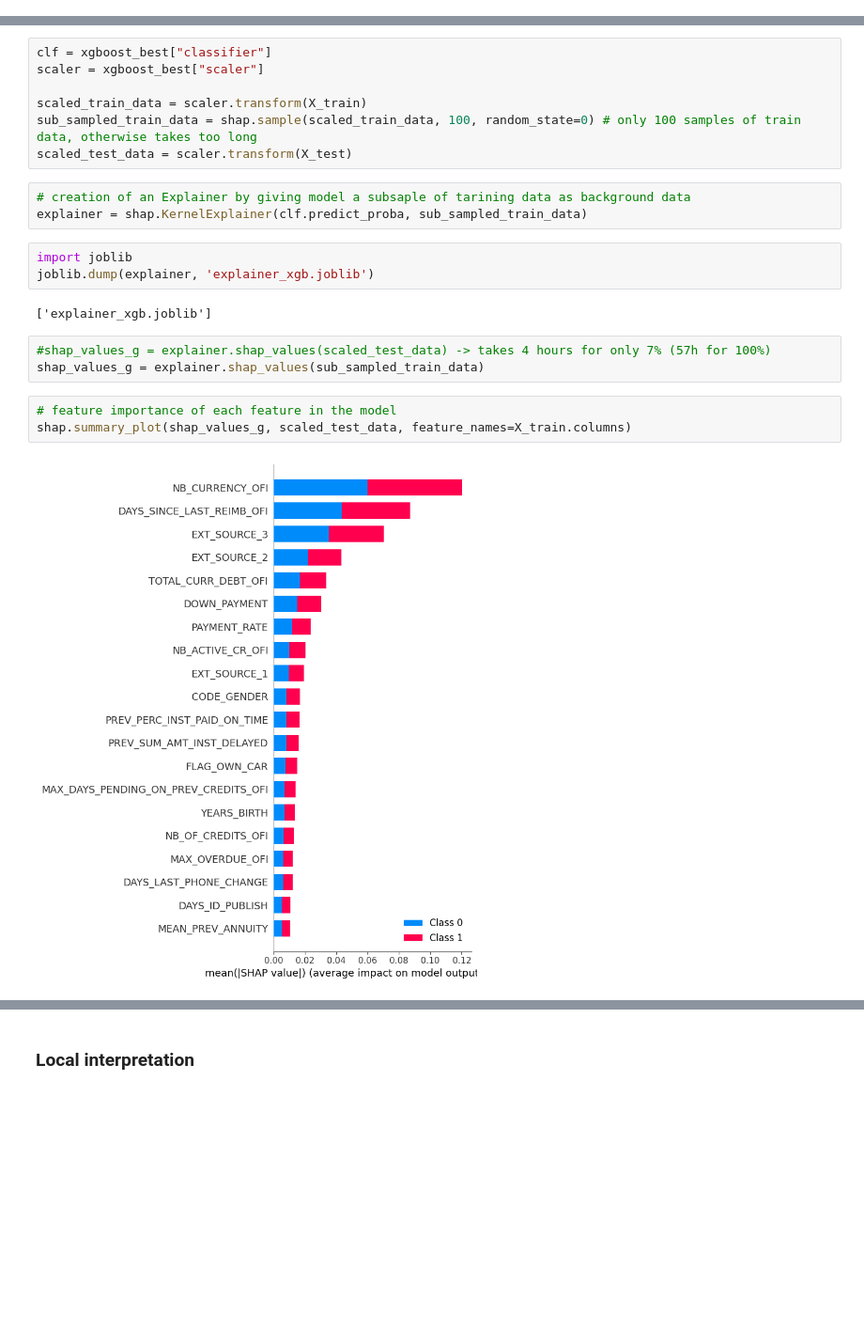
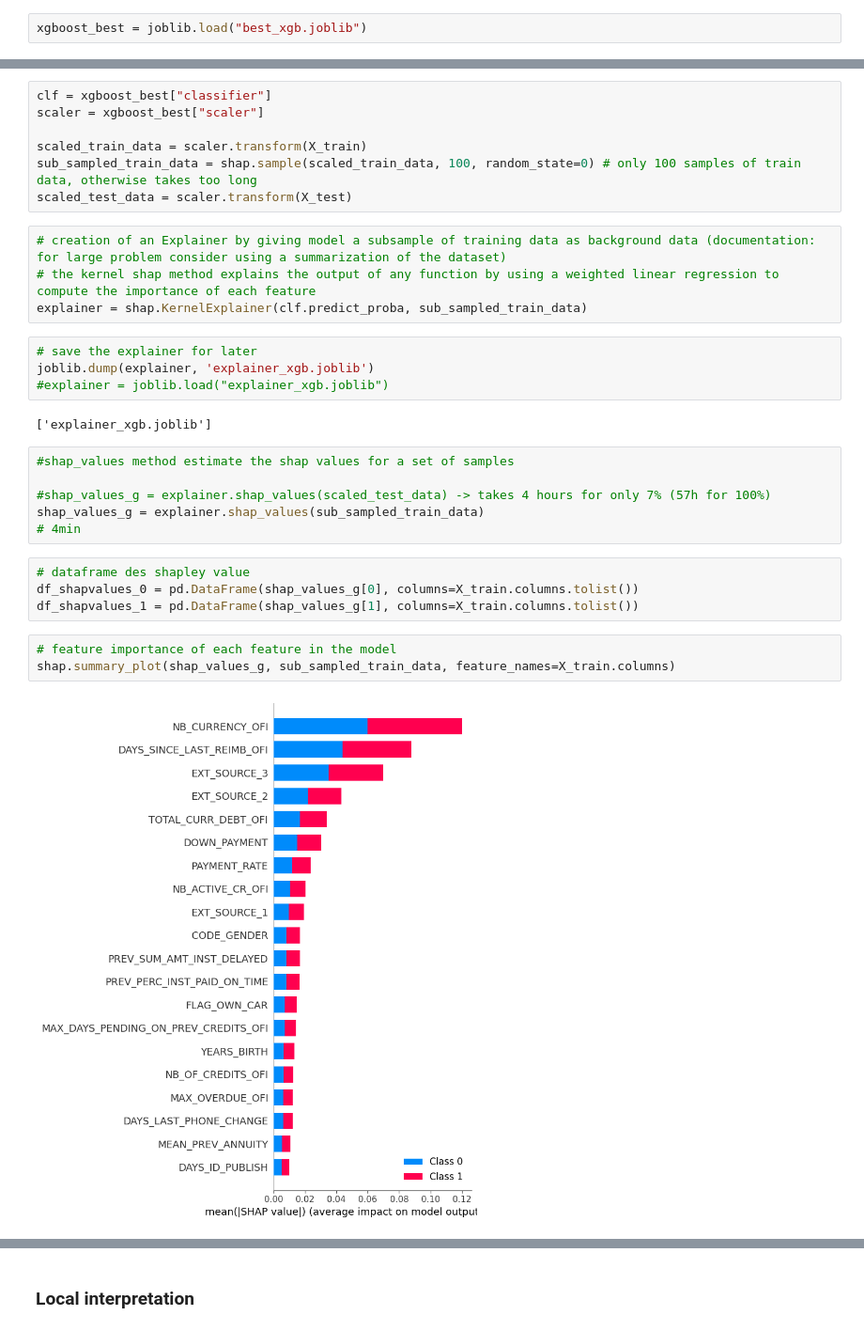
Before and after one commit to estellec18/modele_de_scoring, a Jupyter notebook: 02_Modelisation.ipynb, the cells around one changed output, grey strips where cells are left out. Shown at 94% size. Cells and saved outputs as stored; diff of their text form; blank space fills up the shorter version.

```diff
--- a/02_Modelisation.ipynb
+++ b/02_Modelisation.ipynb
@@ -915,5 +921,7 @@ Successfully registered model 'xgb_best'.
 Created version '1' of model 'xgb_best'.
 # %% [markdown]
 ### Optimisation du seuil
+# %%
+xgboost_best = joblib.load("best_xgb.joblib")
 # %%
 def predict_seuil(y_proba, seuil):
@@ -1024,18 +1037,27 @@ scaled_train_data = scaler.transform(X_train)
 sub_sampled_train_data = shap.sample(scaled_train_data, 100, random_state=0) # only 100 samples of train data, otherwise takes too long
 scaled_test_data = scaler.transform(X_test)
 # %%
-# creation of an Explainer by giving model a subsaple of tarining data as background data
+# creation of an Explainer by giving model a subsample of training data as background data (documentation: for large problem consider using a summarization of the dataset)
+# the kernel shap method explains the output of any function by using a weighted linear regression to compute the importance of each feature
 explainer = shap.KernelExplainer(clf.predict_proba, sub_sampled_train_data)
-# %%
-import joblib
-joblib.dump(explainer, 'explainer_xgb.joblib')
-# %% [output]
-['explainer_xgb.joblib']
+# %%
+# save the explainer for later
+joblib.dump(explainer, 'explainer_xgb.joblib')
+#explainer = joblib.load("explainer_xgb.joblib")
+# %% [output]
+['explainer_xgb.joblib']
 # %%
+#shap_values method estimate the shap values for a set of samples
+
 #shap_values_g = explainer.shap_values(scaled_test_data) -> takes 4 hours for only 7% (57h for 100%)
 shap_values_g = explainer.shap_values(sub_sampled_train_data)
+# 4min
+# %%
+# dataframe des shapley value
+df_shapvalues_0 = pd.DataFrame(shap_values_g[0], columns=X_train.columns.tolist())
+df_shapvalues_1 = pd.DataFrame(shap_values_g[1], columns=X_train.columns.tolist())
 # %%
 # feature importance of each feature in the model
-shap.summary_plot(shap_values_g, scaled_test_data, feature_names=X_train.columns)
+shap.summary_plot(shap_values_g, sub_sampled_train_data, feature_names=X_train.columns)
 # %% [output]
-[figure, old version]
+[figure, new version]
```
Also changed, not shown: parts of 35 cells of this notebook.
